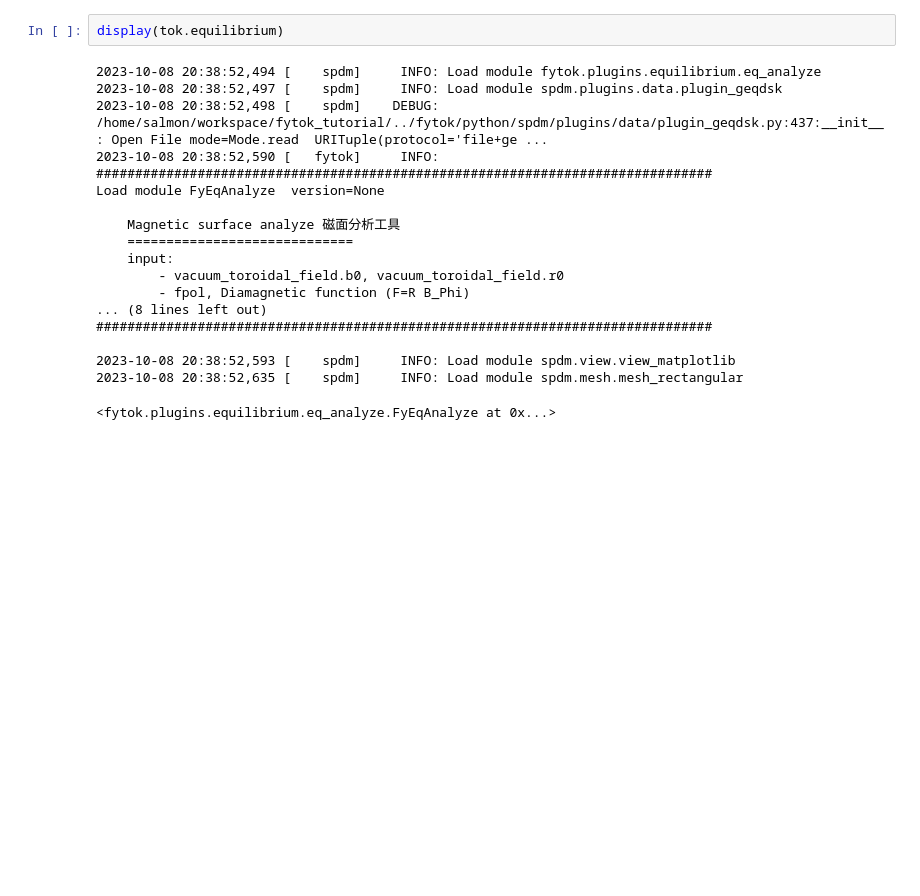
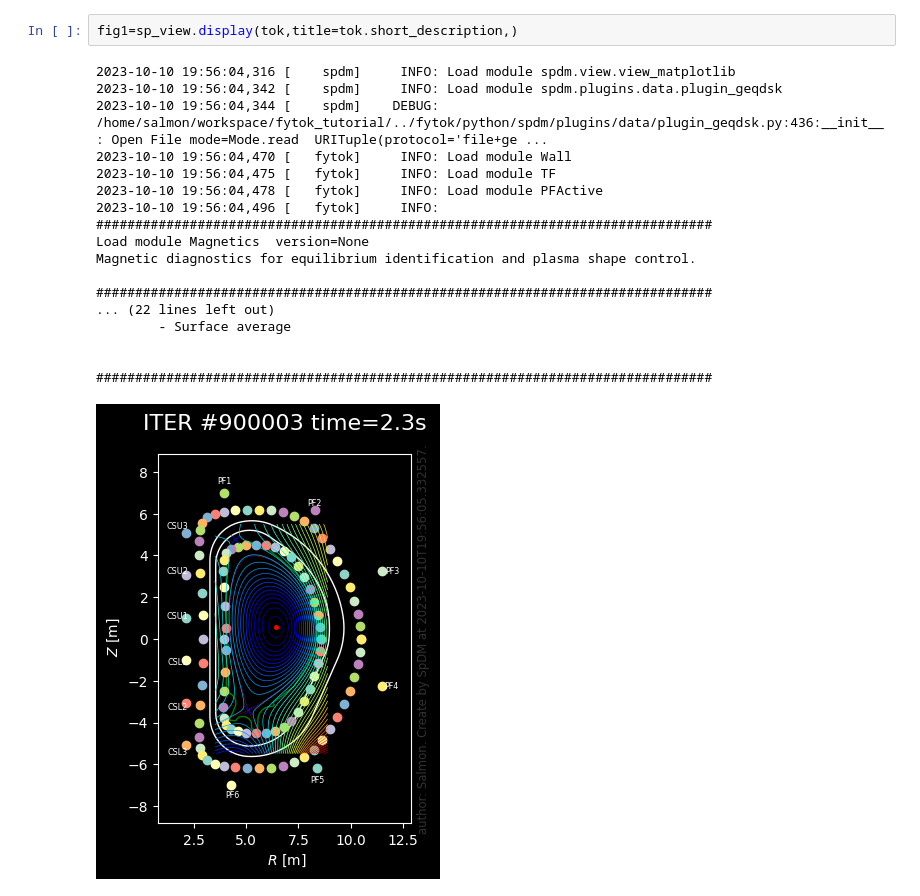
Before and after one commit to fusion-yun/fytok_tutorial, a Jupyter notebook: tutorial/00_QuickStart.ipynb, the cells around one changed output. Saved outputs shown, nothing was run; the diff lists cells and outputs as text; blank space fills up the shorter version.

```diff
--- a/tutorial/00_QuickStart.ipynb
+++ b/tutorial/00_QuickStart.ipynb
@@ -27,24 +27,24 @@ tok = Tokamak("file+geqdsk://./data/g900003.00230_ITER_15MA_eqdsk16HR.txt",
-# %%
-display(tok.equilibrium)
-# %% [output]
-2023-10-08 20:38:52,494 [    spdm]     INFO: Load module fytok.plugins.equilibrium.eq_analyze
-2023-10-08 20:38:52,497 [    spdm]     INFO: Load module spdm.plugins.data.plugin_geqdsk
-2023-10-08 20:38:52,498 [    spdm]    DEBUG: /home/salmon/workspace/fytok_tutorial/../fytok/python/spdm/plugins/data/plugin_geqdsk.py:437:__init__: Open File mode=Mode.read  URITuple(protocol='file+ge ...
-2023-10-08 20:38:52,590 [   fytok]     INFO:
-###############################################################################
-Load module FyEqAnalyze  version=None
-
-    Magnetic surface analyze 磁面分析工具
-    =============================
-    input:
-        - vacuum_toroidal_field.b0, vacuum_toroidal_field.r0
-        - fpol, Diamagnetic function (F=R B_Phi)
-... (8 lines left out)
-###############################################################################
-
-2023-10-08 20:38:52,593 [    spdm]     INFO: Load module spdm.view.view_matplotlib
-2023-10-08 20:38:52,635 [    spdm]     INFO: Load module spdm.mesh.mesh_rectangular
-<fytok.plugins.equilibrium.eq_analyze.FyEqAnalyze at 0x...>
+# %%
+fig1=sp_view.display(tok,title=tok.short_description,)
+# %% [output]
+2023-10-10 19:56:04,316 [    spdm]     INFO: Load module spdm.view.view_matplotlib
+2023-10-10 19:56:04,342 [    spdm]     INFO: Load module spdm.plugins.data.plugin_geqdsk
+2023-10-10 19:56:04,344 [    spdm]    DEBUG: /home/salmon/workspace/fytok_tutorial/../fytok/python/spdm/plugins/data/plugin_geqdsk.py:436:__init__: Open File mode=Mode.read  URITuple(protocol='file+ge ...
+2023-10-10 19:56:04,470 [   fytok]     INFO: Load module Wall
+2023-10-10 19:56:04,475 [   fytok]     INFO: Load module TF
+2023-10-10 19:56:04,478 [   fytok]     INFO: Load module PFActive
+2023-10-10 19:56:04,496 [   fytok]     INFO:
+###############################################################################
+Load module Magnetics  version=None
+Magnetic diagnostics for equilibrium identification and plasma shape control.
+
+###############################################################################
+... (22 lines left out)
+        - Surface average
+
+
+###############################################################################
+[figure, added]
 # %%
 fig=sp_view.display([tok.equilibrium,tok.wall])
 # %% [output]
```
Also changed, not shown: parts of 5 cells of this notebook, 3 other files.
